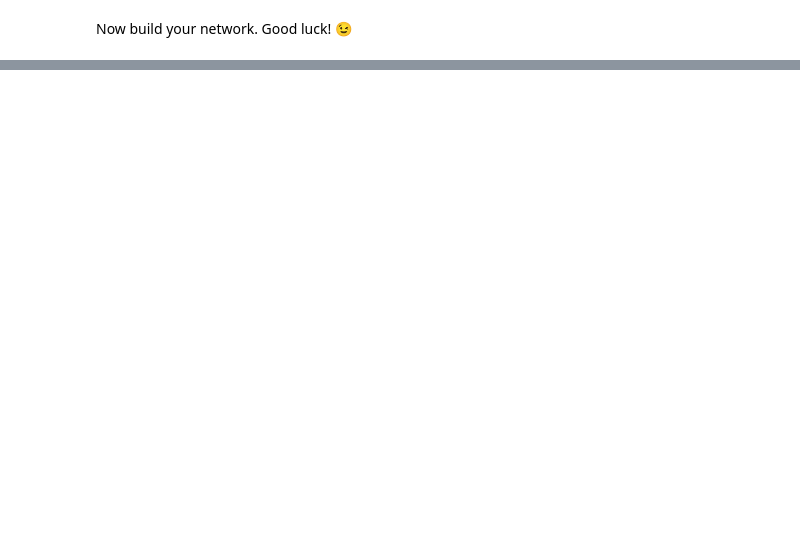
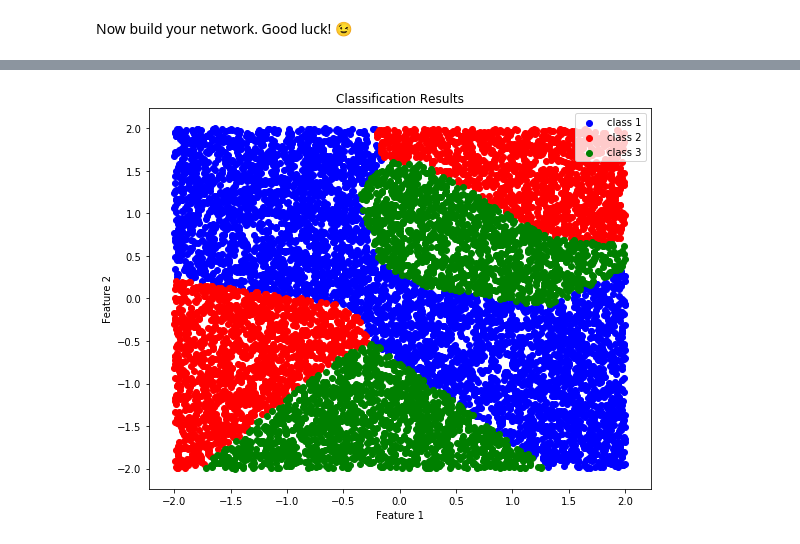
Before and after one commit to dsikka/DL4CV, a Jupyter notebook: HW3.ipynb, the cells around one changed output, grey strips where cells are left out. Saved outputs shown, nothing was run; the diff lists cells and outputs as text; code cells hidden in the pictures; blank space fills up the shorter version.

Commit message:
Completed functionality for all parts except g

```diff
--- a/HW3.ipynb
+++ b/HW3.ipynb
@@ -150,8 +148,8 @@ Now build your network. Good luck! 😉
 class Hidden:
     # Should be initialized randomly anad then updated during training
     def __init__(self, input_dim, output_dim):
-        self.w_matrix = np.random.random((input_dim, output_dim))
-        self.c_matrix = np.random.random((output_dim, 1))
+        self.w_matrix = np.random.normal(size=(input_dim, output_dim)) * 0.1
+        self.c_matrix = np.random.normal(size=(output_dim, 1)) * 0.1
         self.partial_deriv_wrt_w = np.zeros((input_dim, output_dim))
         self.partial_deriv_wrt_c = None
         self.u_2 = None
@@ -171,10 +169,6 @@ class Hidden:
         # Input matrix for the next layer
         return h
 
-    # have this function take in the upstream gradient and output that times the local gradient?
-    # This shouldn't be the partial derivative of z every time, should be for partial_deriv_z for the last hidden layer
-    # but partial_deriv of h of the next layer for a middle hidden layer
-    # more like previous partial deriv?
     def back_prop(self, curr_partial_deriv, next_w):
         # next_w, whatever the matrix is for the next layer?
         # multiply the partial derivative from the previous values with the next W matrix (see notes)
@@ -193,7 +187,6 @@ class Hidden:
                     f_u_2[i, j] = 1
         self.partial_deriv_wrt_c = np.multiply(f_u_2, next_partial_deriv)
         w_sum = np.zeros((self.w_matrix.shape[0], self.w_matrix.shape[1]))
-
         #Input matrix is the data x (2 by batches)
         input_matrix = np.array(self.input_matrix).T
         batch_size = input_matrix.shape[0]
@@ -202,14 +195,13 @@ class Hidden:
             c_term = self.partial_deriv_wrt_c[:,i].reshape(1, self.w_matrix.shape[1])
             w_sum = w_sum + np.matmul(x_term, c_term)
         self.partial_deriv_wrt_w = w_sum/batch_size
-        # Should be partial deriv?
         return self.partial_deriv_wrt_c
 # %%
 class Output:
     # Dim-in is the number of units in the previous layer and dim-out is the number of classes
     def __init__(self, input_dim, output_dim):
-        self.w_o_matrix  = np.random.random((input_dim, output_dim))
-        self.b_matrix = np.random.random((output_dim, 1))
+        self.w_o_matrix  = np.random.normal(size=(input_dim, output_dim)) * 0.1
+        self.b_matrix = np.random.normal(size=(output_dim, 1)) * 0.1
         self.partial_deriv_wrt_b = None
         self.partial_deriv_wrt_w_o = np.zeros((input_dim, output_dim))
         self.input_matrix = None
@@ -242,15 +234,13 @@ class Loss:
     def __init__(self, dim_out):
         # loss is number of classes by 1
         self.loss = np.zeros((dim_out, 1))
-        self.reg_term = None
         self.partial_deriv_wrt_z = None
         # y is 1 by batch size
 
     # Give the sum of the norms into this function and would be dependent on the number of layers
-    def forward_prop(self, z, y, norm_sum, reg_term):
+    def forward_prop(self, z, y, reg_term, norm):
         # z should be number of classes by batch size, average across the batches
         # Go across the columns
-        self.reg_term = reg_term
         loss = np.zeros((z.shape[0], z.shape[1]))
         for i in range(z.shape[1]):
             true_y = y[0, i]
@@ -260,17 +250,13 @@ class Loss:
             exps = [np.exp(val) for val in values]
             # Sum and find the log
             log_loss = np.log10(np.sum(exps))
-            # Go across rows
             for j in range(z.shape[0]):
                 if true_y == j:
-                    # For the correct class, add negative of the z value
-                    loss[j, i] = -1 * z[j, i] + log_loss
+                    loss[j, i] = (-1 * z[j, i]) + log_loss + (reg_term/2)*norm
                 else:
-                    loss[j, i] = log_loss
+                    loss[j, i] = log_loss + (reg_term/2)*norm
         # Average across the batch
         self.loss = np.sum(loss, axis=1)/z.shape[1]
-        # Add regularization terms to loss
-        #self.loss = self.loss + self.reg_term/2 * (norm_sum)
 
     # Get partial derivative WRT to z
     def back_prop(self, z, y):
@@ -407,0 +384,8 @@ class mlp:
+# %%
+# 3 hidden units, 1 hidden layer, regularization = 0
+NN = mlp()
+NN.add_layer('Hidden', dim_in=2, dim_out=3)
+NN.add_layer('Output', dim_in=3, dim_out=3)
+NN.add_layer('Loss', dim_in=3, dim_out=3)
+NN.train(X, y, 100, 10, 0)
+NN.predict()
@@ -407,0 +394,10 @@ class mlp:
+# %%
+# 8 hidden units, 1 hidden layer, regularization = 0
+NN = mlp()
+NN.add_layer('Hidden', dim_in=2, dim_out=8)
+NN.add_layer('Output', dim_in=8, dim_out=3)
+NN.add_layer('Loss', dim_in=3, dim_out=3)
+NN.train(X, y, 100, 10, 0)
+NN.predict()
+# %% [output]
+[figure, added]
```
Also changed, not shown: parts of 16 cells of this notebook.
